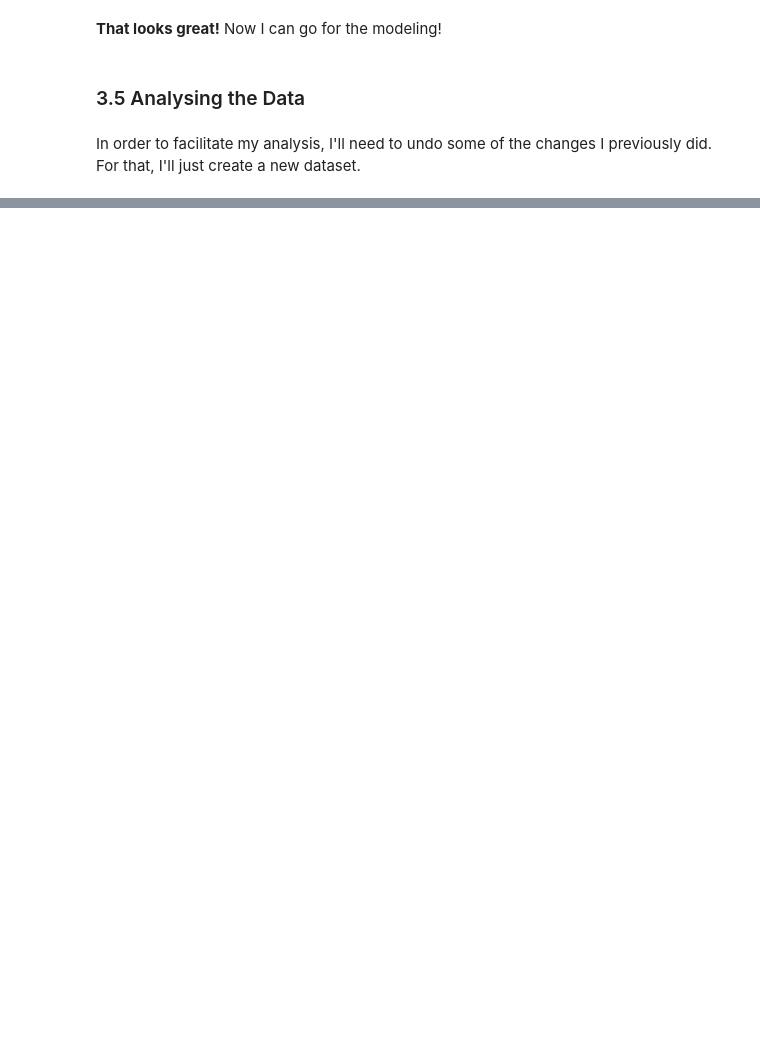
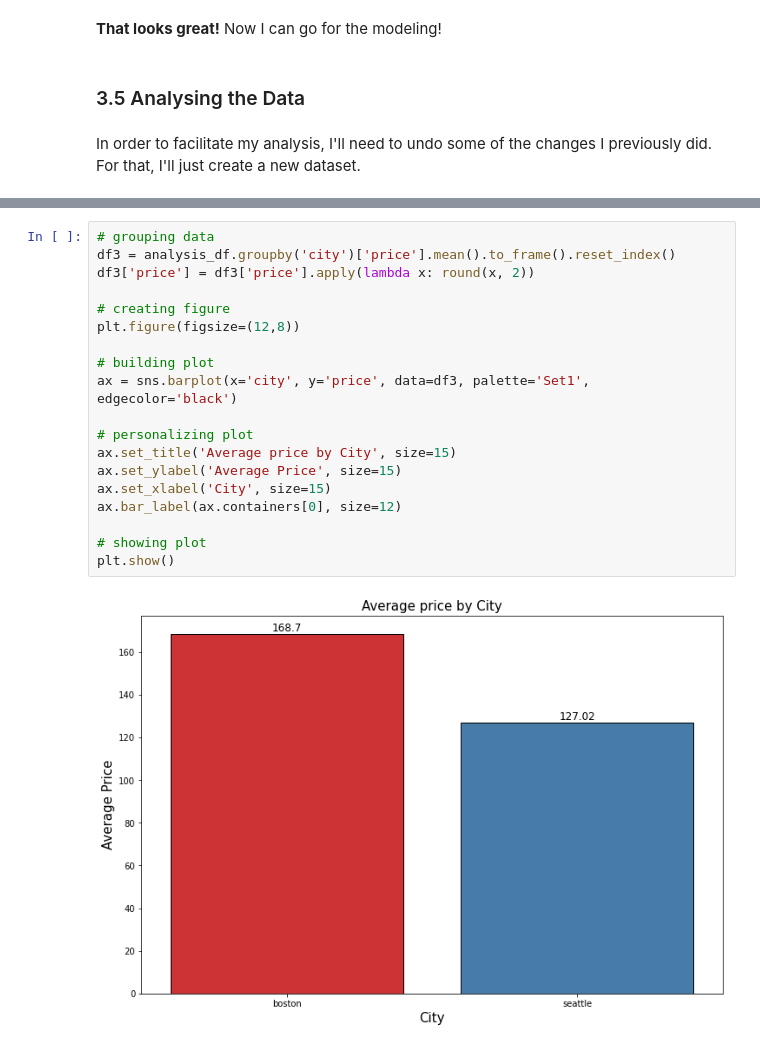
Before and after one commit to macedoti13/Airbnb-Data-Analysis, a Jupyter notebook: AirbnbDataAnalysis.ipynb, the cells around one changed output, grey strips where cells are left out. Cells and saved outputs as stored; diff of their text form; blank space fills up the shorter version.

```diff
--- a/AirbnbDataAnalysis.ipynb
+++ b/AirbnbDataAnalysis.ipynb
@@ -1180,0 +1186,21 @@ for i in ax.containers:
+# %%
+# grouping data
+df3 = analysis_df.groupby('city')['price'].mean().to_frame().reset_index()
+df3['price'] = df3['price'].apply(lambda x: round(x, 2))
+
+# creating figure
+plt.figure(figsize=(12,8))
+
+# building plot
+ax = sns.barplot(x='city', y='price', data=df3, palette='Set1', edgecolor='black')
+
+# personalizing plot
+ax.set_title('Average price by City', size=15)
+ax.set_ylabel('Average Price', size=15)
+ax.set_xlabel('City', size=15)
+ax.bar_label(ax.containers[0], size=12)
+
+# showing plot
+plt.show()
+# %% [output]
+[figure, added]
```
Also changed, not shown: parts of 4 cells of this notebook.
